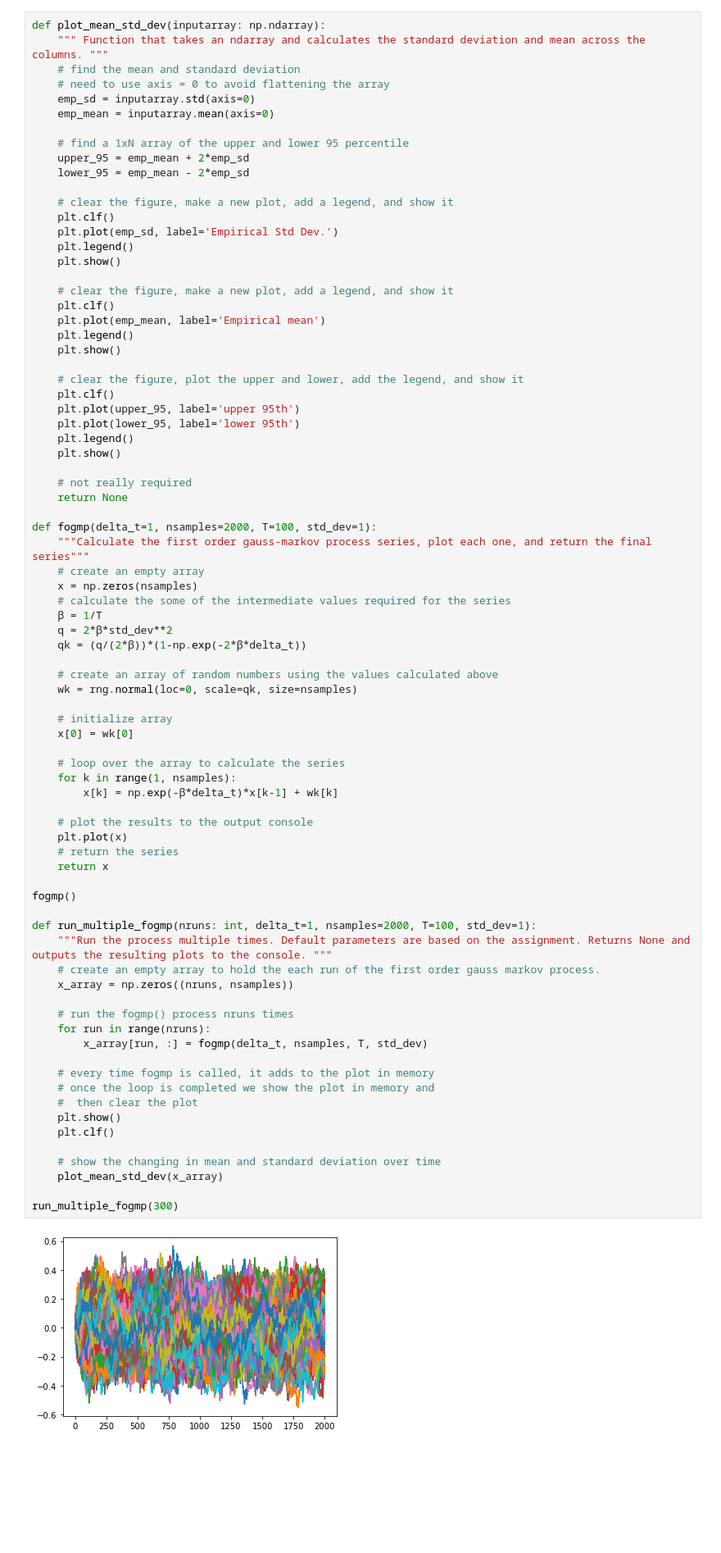
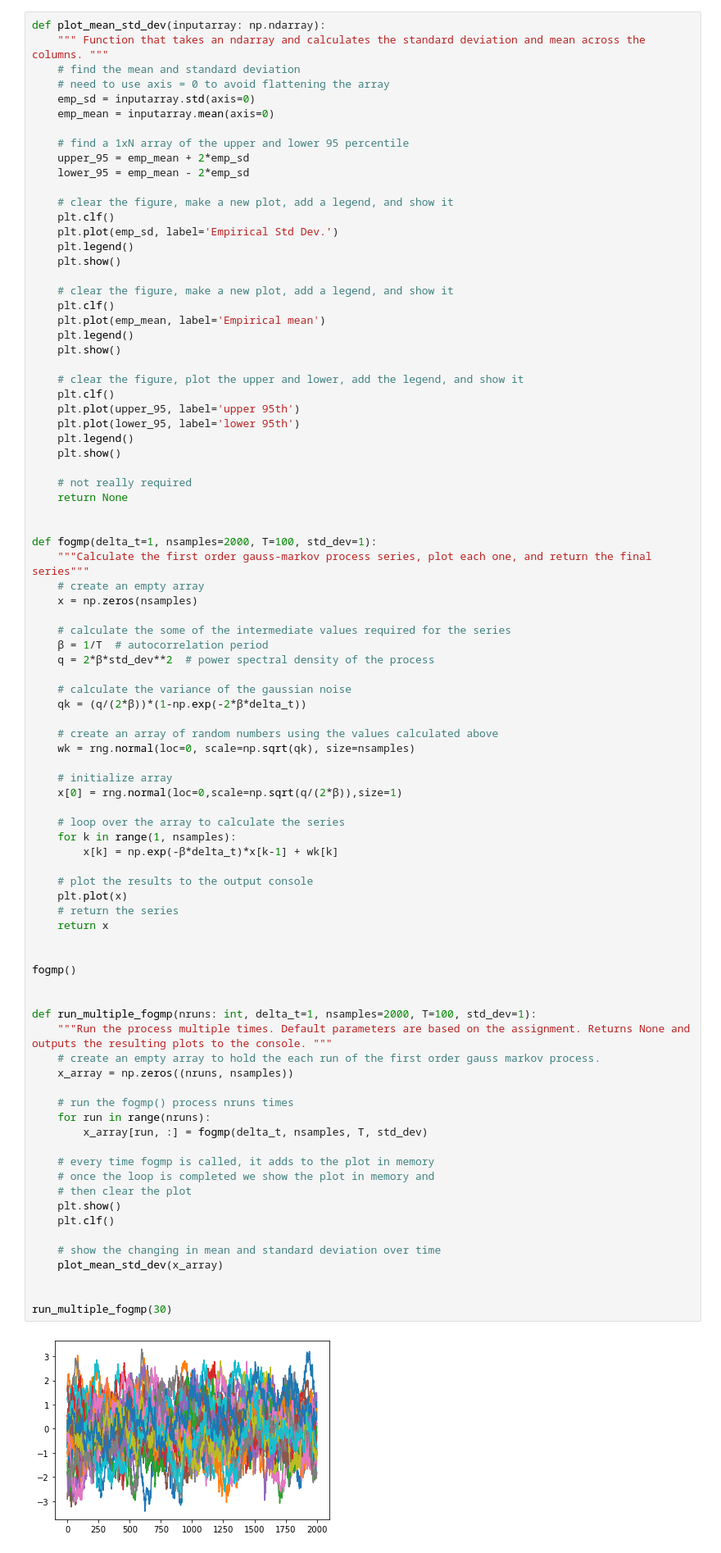
Before and after one commit to mlinds/sim_vis, a Jupyter notebook: assignment1/A1.ipynb, the cells around one changed output. Shown at 82% size. Saved outputs shown, nothing was run; the diff lists cells and outputs as text; blank space fills up the shorter version.

```diff
--- a/assignment1/A1.ipynb
+++ b/assignment1/A1.ipynb
@@ -192,50 +218,57 @@ def plot_mean_std_dev(inputarray: np.ndarray):
     # not really required
     return None
 
+
 def fogmp(delta_t=1, nsamples=2000, T=100, std_dev=1):
     """Calculate the first order gauss-markov process series, plot each one, and return the final series"""
     # create an empty array
     x = np.zeros(nsamples)
+
     # calculate the some of the intermediate values required for the series
-    β = 1/T
-    q = 2*β*std_dev**2
+    β = 1/T  # autocorrelation period
+    q = 2*β*std_dev**2  # power spectral density of the process
+
+    # calculate the variance of the gaussian noise
     qk = (q/(2*β))*(1-np.exp(-2*β*delta_t))
 
     # create an array of random numbers using the values calculated above
-    wk = rng.normal(loc=0, scale=qk, size=nsamples)
+    wk = rng.normal(loc=0, scale=np.sqrt(qk), size=nsamples)
 
     # initialize array
-    x[0] = wk[0]
+    x[0] = rng.normal(loc=0,scale=np.sqrt(q/(2*β)),size=1)
 
     # loop over the array to calculate the series
     for k in range(1, nsamples):
         x[k] = np.exp(-β*delta_t)*x[k-1] + wk[k]
 
     # plot the results to the output console
     plt.plot(x)
     # return the series
     return x
 
+
 fogmp()
+
 
 def run_multiple_fogmp(nruns: int, delta_t=1, nsamples=2000, T=100, std_dev=1):
     """Run the process multiple times. Default parameters are based on the assignment. Returns None and outputs the resulting plots to the console. """
     # create an empty array to hold the each run of the first order gauss markov process.
     x_array = np.zeros((nruns, nsamples))
 
     # run the fogmp() process nruns times
     for run in range(nruns):
         x_array[run, :] = fogmp(delta_t, nsamples, T, std_dev)
 
     # every time fogmp is called, it adds to the plot in memory
     # once the loop is completed we show the plot in memory and
-    #  then clear the plot
+    # then clear the plot
     plt.show()
     plt.clf()
 
     # show the changing in mean and standard deviation over time
     plot_mean_std_dev(x_array)
 
-run_multiple_fogmp(300)
+
+run_multiple_fogmp(30)
 # %% [output]
-[figure, old version]
+[figure, new version]
```
Also changed, not shown: parts of 5 cells of this notebook.
